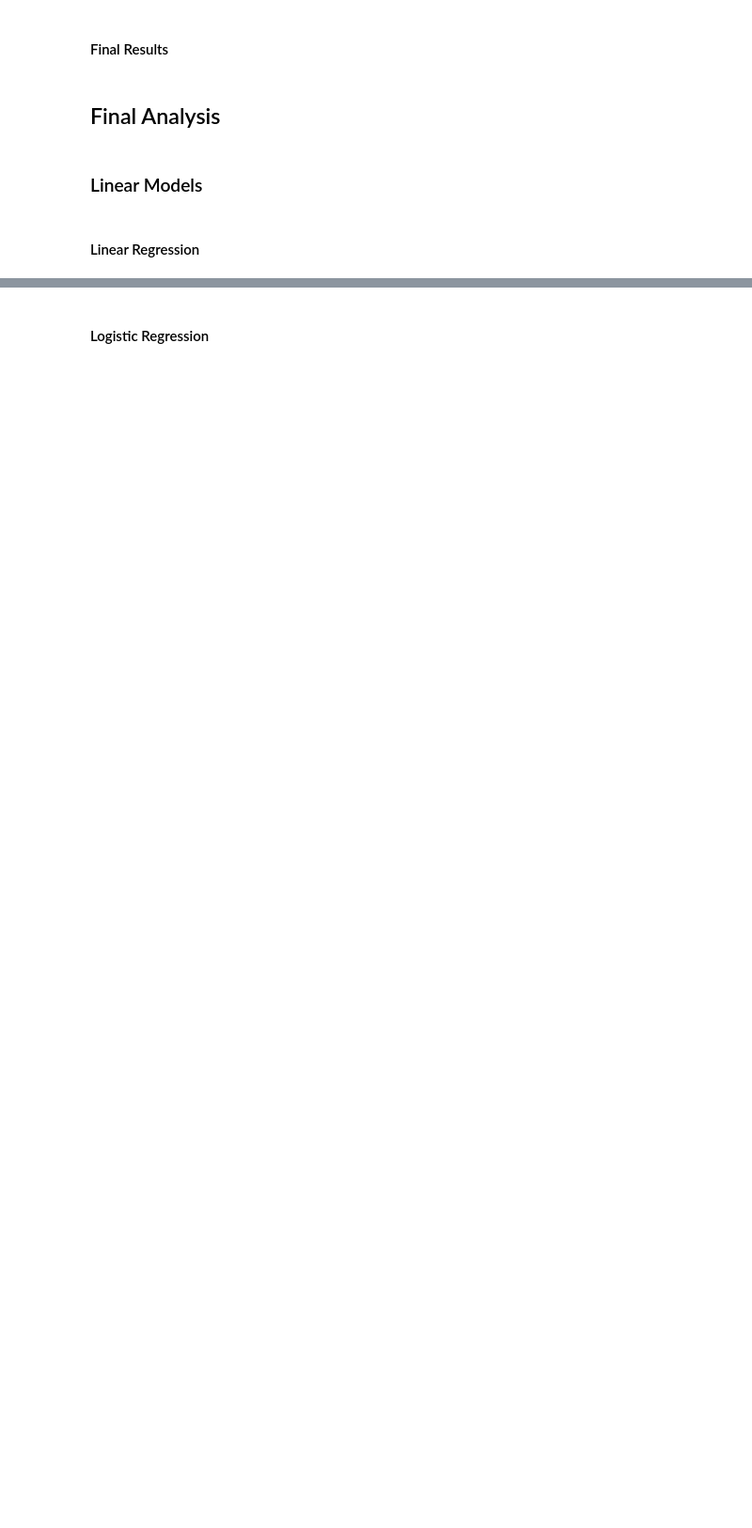
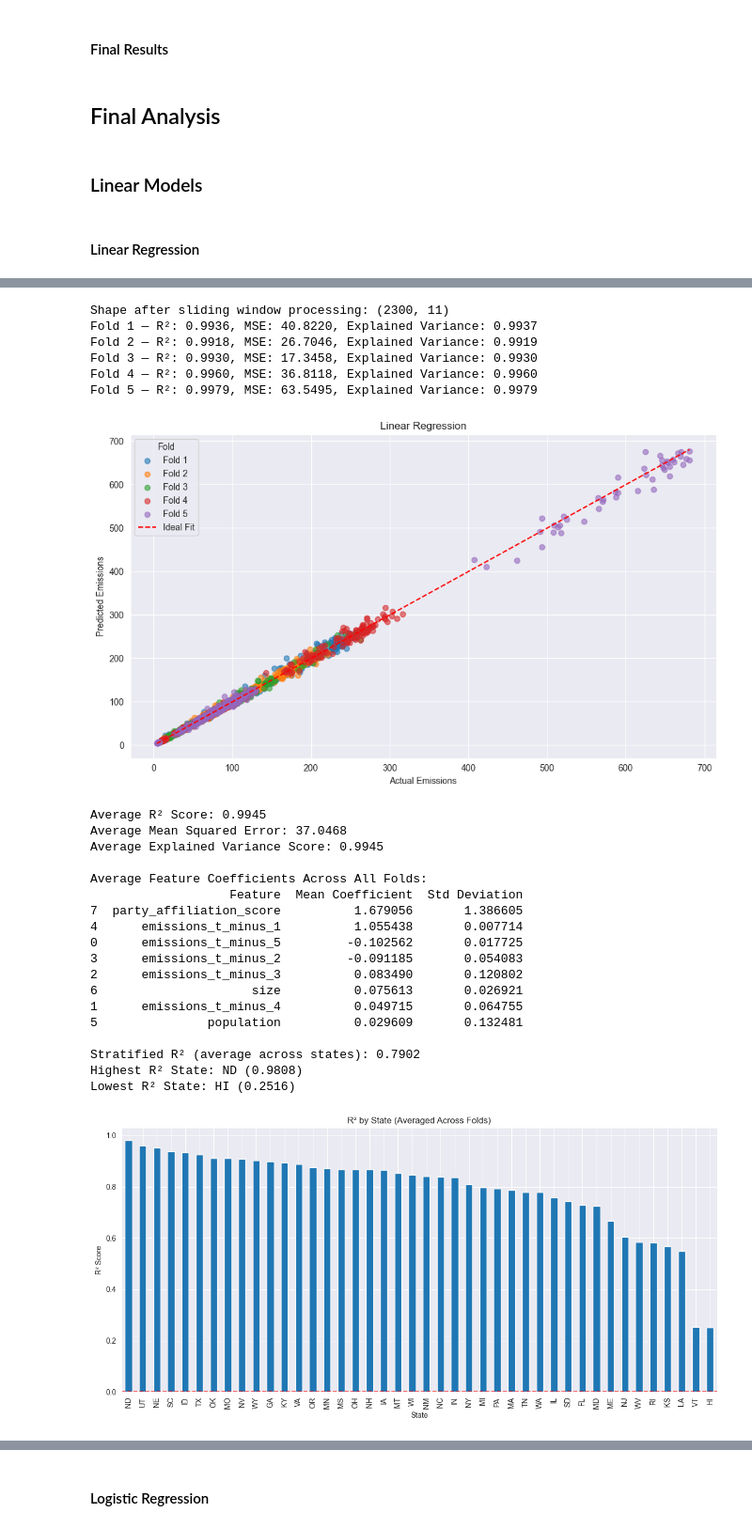
Before and after one commit to AyalYakobe/AirPollutionByPolitics, a Jupyter notebook: src/overview.ipynb, the cells around one changed output, grey strips where cells are left out. Shown at 94% size. Saved outputs shown, nothing was run; the diff lists cells and outputs as text; code cells hidden in the pictures; blank space fills up the shorter version.

Commit message:
after meeting with nicolas pt.2

```diff
--- a/src/overview.ipynb
+++ b/src/overview.ipynb
@@ -709,0 +1149,29 @@ r2_scores, mse_scores, explained_scores, coef_df, stratified_r2, r2_by_state, pe
+# %%
+r2_scores, mse_scores, explained_scores, coef_df, stratified_r2, r2_by_state, percent_party_top = train_linear_regression_forecasting(final_df_normalized, window_size=5)
+# %% [output]
+Shape after sliding window processing: (2300, 11)
+Fold 1 — R²: 0.9936, MSE: 40.8220, Explained Variance: 0.9937
+Fold 2 — R²: 0.9918, MSE: 26.7046, Explained Variance: 0.9919
+Fold 3 — R²: 0.9930, MSE: 17.3458, Explained Variance: 0.9930
+Fold 4 — R²: 0.9960, MSE: 36.8118, Explained Variance: 0.9960
+Fold 5 — R²: 0.9979, MSE: 63.5495, Explained Variance: 0.9979
+[figure, added]
+Average R² Score: 0.9945
+Average Mean Squared Error: 37.0468
+Average Explained Variance Score: 0.9945
+
+Average Feature Coefficients Across All Folds:
+                   Feature  Mean Coefficient  Std Deviation
+7  party_affiliation_score          1.679056       1.386605
+4      emissions_t_minus_1          1.055438       0.007714
+0      emissions_t_minus_5         -0.102562       0.017725
+3      emissions_t_minus_2         -0.091185       0.054083
+2      emissions_t_minus_3          0.083490       0.120802
+6                     size          0.075613       0.026921
+1      emissions_t_minus_4          0.049715       0.064755
+5               population          0.029609       0.132481
+
+Stratified R² (average across states): 0.7902
+Highest R² State: ND (0.9808)
+Lowest R² State: HI (0.2516)
+[figure, added]
```
Also changed, not shown: parts of 30 cells of this notebook.
